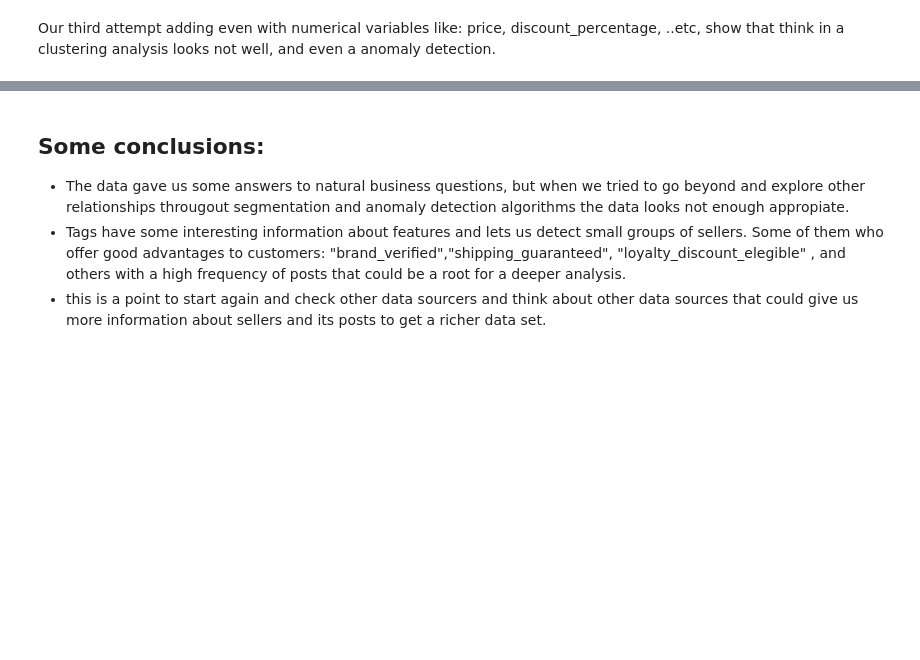
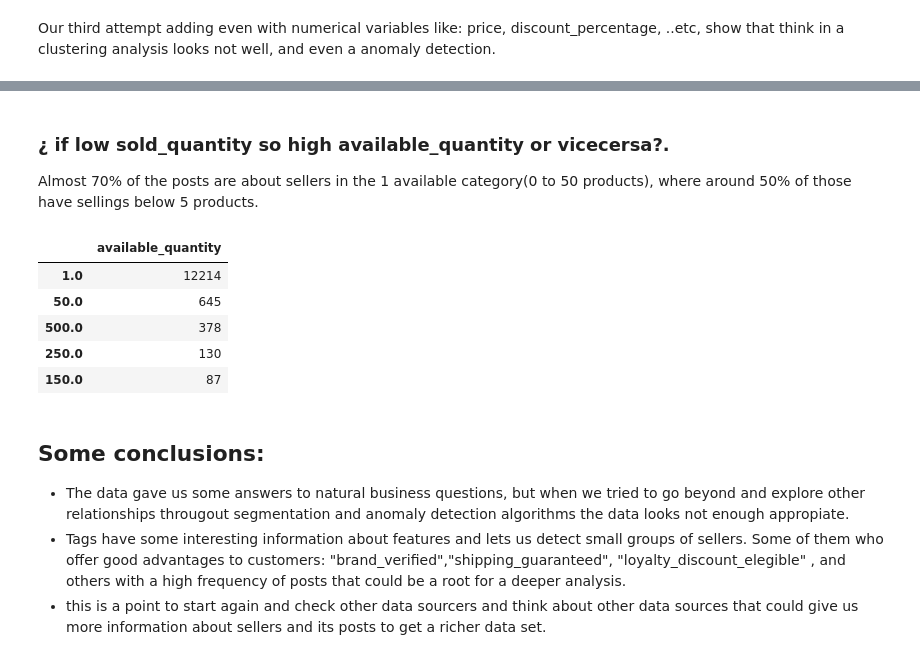
Before and after one commit to JohanRUnal/mercadolibre, a Jupyter notebook: notebooks/01_exploration/Exploratory analysis.ipynb, the cells around one changed output, grey strips where cells are left out. Drawn from its saved outputs; the diff is of its cells as text; code cells hidden in the pictures; blank space fills up the shorter version.

```diff
--- a/notebooks/01_exploration/Exploratory analysis.ipynb
+++ b/notebooks/01_exploration/Exploratory analysis.ipynb
@@ -433,3 +465,16 @@ Our third attempt adding even with numerical variables like: price, discount_per
+# %% [markdown]
+### ¿ if low sold_quantity so high available_quantity or vicecersa?.
+
+Almost 70% of the posts are about sellers in the 1 available category(0 to 50 products), where around 50% of those have sellings below 5 products.
+# %%
+pd.DataFrame(meli_kmeans[meli_kmeans['sold_quantity']<5]['available_quantity'].value_counts()).head()
+# %% [output]
+|  | available_quantity |
+| 1.0 | 12214 |
+| 50.0 | 645 |
+| 500.0 | 378 |
+| 250.0 | 130 |
+| 150.0 | 87 |
 # %% [markdown]
 ## Some conclusions:
 
```
Also changed, not shown: parts of 9 cells of this notebook, 2 other files.
